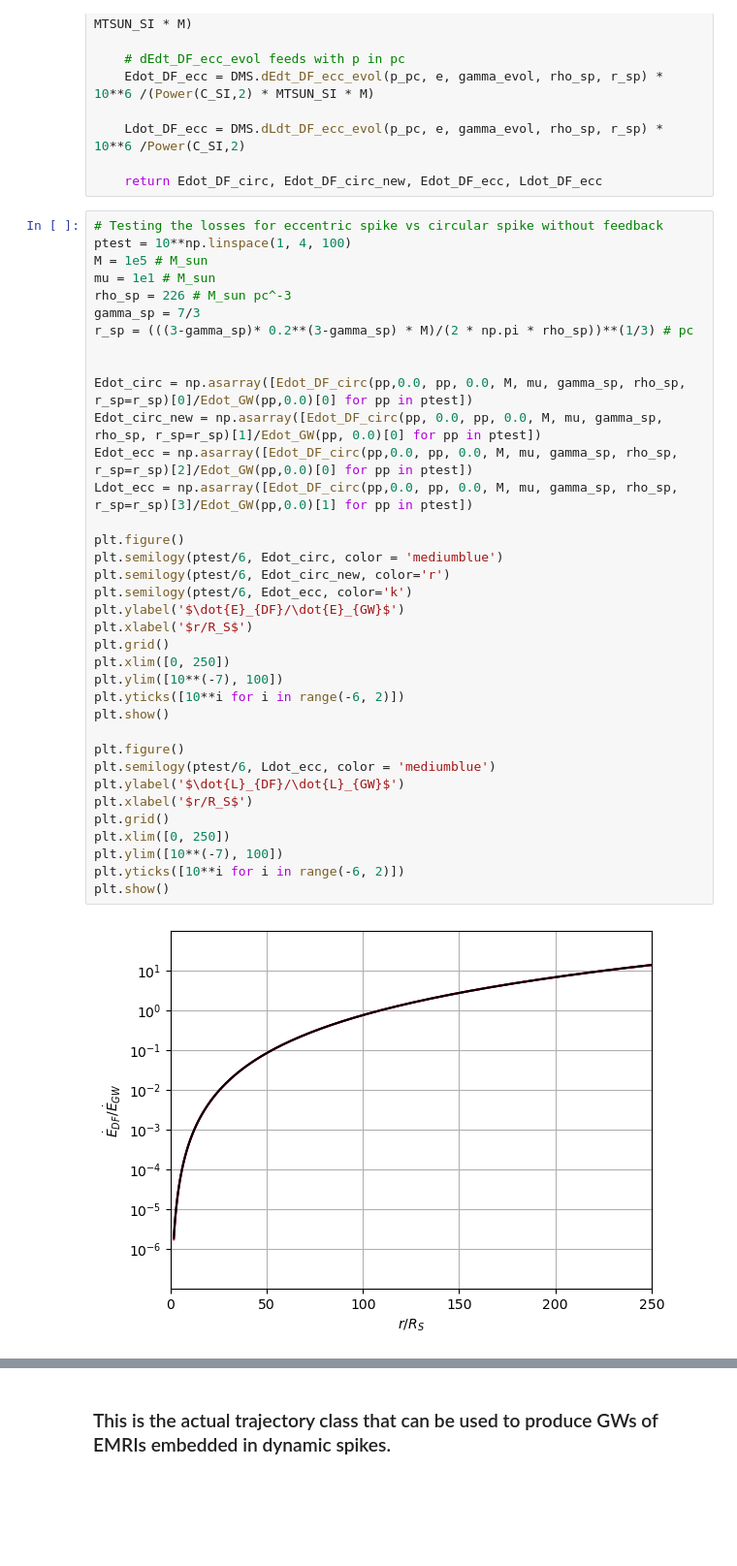
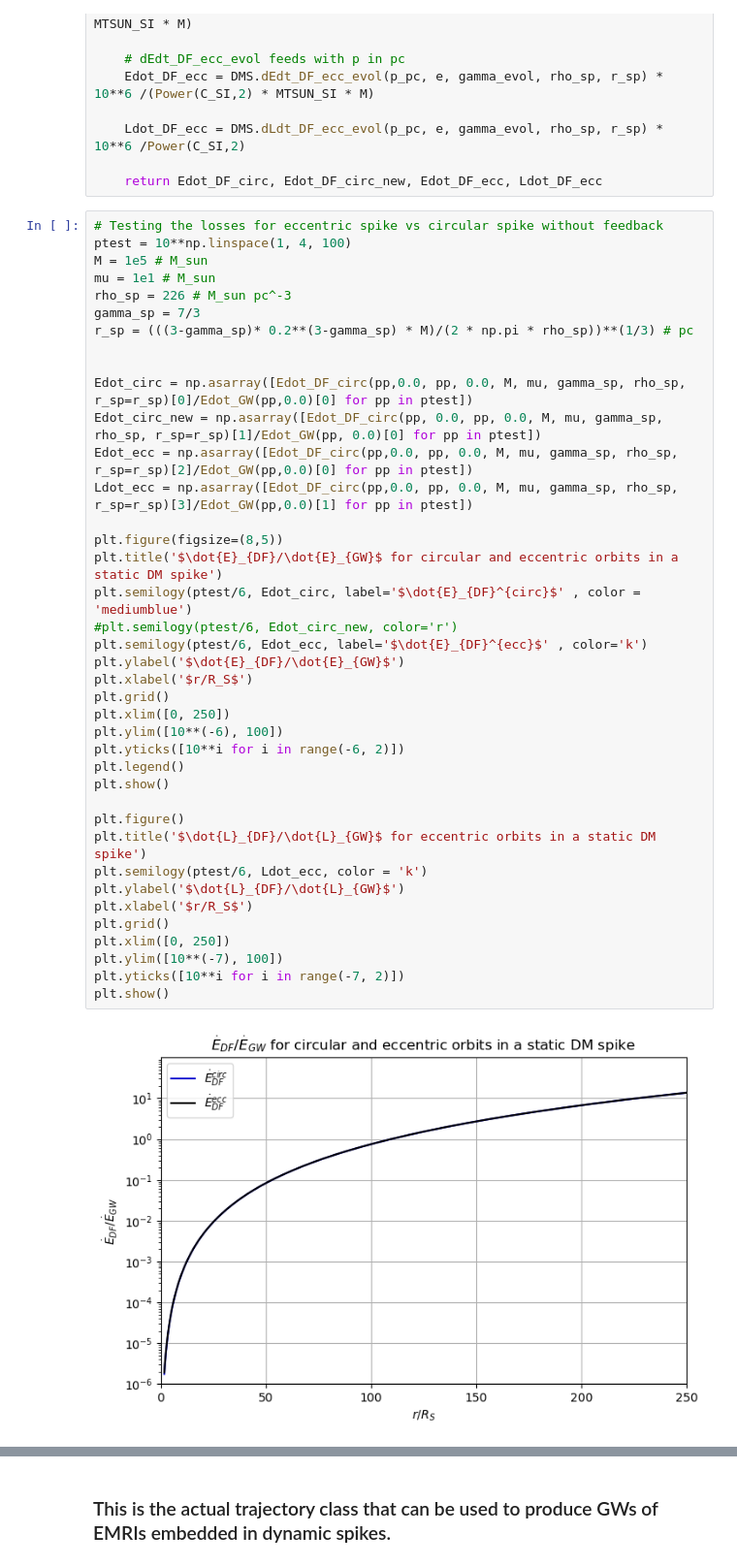
Before and after one commit to IsminiAndrianou/EMRIs-and-DM-spikes, a Jupyter notebook: trajectory_GW_test_final.ipynb, the cells around one changed output, grey strips where cells are left out. Shown at 97% size. Drawn from its saved outputs; the diff is of its cells as text; blank space fills up the shorter version.

```diff
--- a/trajectory_GW_test_final.ipynb
+++ b/trajectory_GW_test_final.ipynb
@@ -156,38 +161,41 @@ def Edot_DF_circ(p_init, e_init, p, e, M, mu, gamma_evol, rho_sp, r_sp, Lambda=-
 # %%
 # Testing the losses for eccentric spike vs circular spike without feedback
 ptest = 10**np.linspace(1, 4, 100)
 M = 1e5 # M_sun
 mu = 1e1 # M_sun
 rho_sp = 226 # M_sun pc^-3
 gamma_sp = 7/3
 r_sp = (((3-gamma_sp)* 0.2**(3-gamma_sp) * M)/(2 * np.pi * rho_sp))**(1/3) # pc
 
 
 Edot_circ = np.asarray([Edot_DF_circ(pp,0.0, pp, 0.0, M, mu, gamma_sp, rho_sp, r_sp=r_sp)[0]/Edot_GW(pp,0.0)[0] for pp in ptest])
 Edot_circ_new = np.asarray([Edot_DF_circ(pp, 0.0, pp, 0.0, M, mu, gamma_sp, rho_sp, r_sp=r_sp)[1]/Edot_GW(pp, 0.0)[0] for pp in ptest])
 Edot_ecc = np.asarray([Edot_DF_circ(pp,0.0, pp, 0.0, M, mu, gamma_sp, rho_sp, r_sp=r_sp)[2]/Edot_GW(pp,0.0)[0] for pp in ptest])
 Ldot_ecc = np.asarray([Edot_DF_circ(pp,0.0, pp, 0.0, M, mu, gamma_sp, rho_sp, r_sp=r_sp)[3]/Edot_GW(pp,0.0)[1] for pp in ptest])
 
-plt.figure()
-plt.semilogy(ptest/6, Edot_circ, color = 'mediumblue')
-plt.semilogy(ptest/6, Edot_circ_new, color='r')
-plt.semilogy(ptest/6, Edot_ecc, color='k')
+plt.figure(figsize=(8,5))
+plt.title('$\dot{E}_{DF}/\dot{E}_{GW}$ for circular and eccentric orbits in a static DM spike')
+plt.semilogy(ptest/6, Edot_circ, label='$\dot{E}_{DF}^{circ}$' , color = 'mediumblue')
+#plt.semilogy(ptest/6, Edot_circ_new, color='r')
+plt.semilogy(ptest/6, Edot_ecc, label='$\dot{E}_{DF}^{ecc}$' , color='k')
 plt.ylabel('$\dot{E}_{DF}/\dot{E}_{GW}$')
 plt.xlabel('$r/R_S$')
 plt.grid()
 plt.xlim([0, 250])
-plt.ylim([10**(-7), 100])
+plt.ylim([10**(-6), 100])
 plt.yticks([10**i for i in range(-6, 2)])
+plt.legend()
 plt.show()
 
 plt.figure()
-plt.semilogy(ptest/6, Ldot_ecc, color = 'mediumblue')
+plt.title('$\dot{L}_{DF}/\dot{L}_{GW}$ for eccentric orbits in a static DM spike')
+plt.semilogy(ptest/6, Ldot_ecc, color = 'k')
 plt.ylabel('$\dot{L}_{DF}/\dot{L}_{GW}$')
 plt.xlabel('$r/R_S$')
 plt.grid()
 plt.xlim([0, 250])
 plt.ylim([10**(-7), 100])
-plt.yticks([10**i for i in range(-6, 2)])
+plt.yticks([10**i for i in range(-7, 2)])
 plt.show()
 # %% [output]
-[figure, old version]
+[figure, new version]
```
Also changed, not shown: parts of 40 cells of this notebook.
